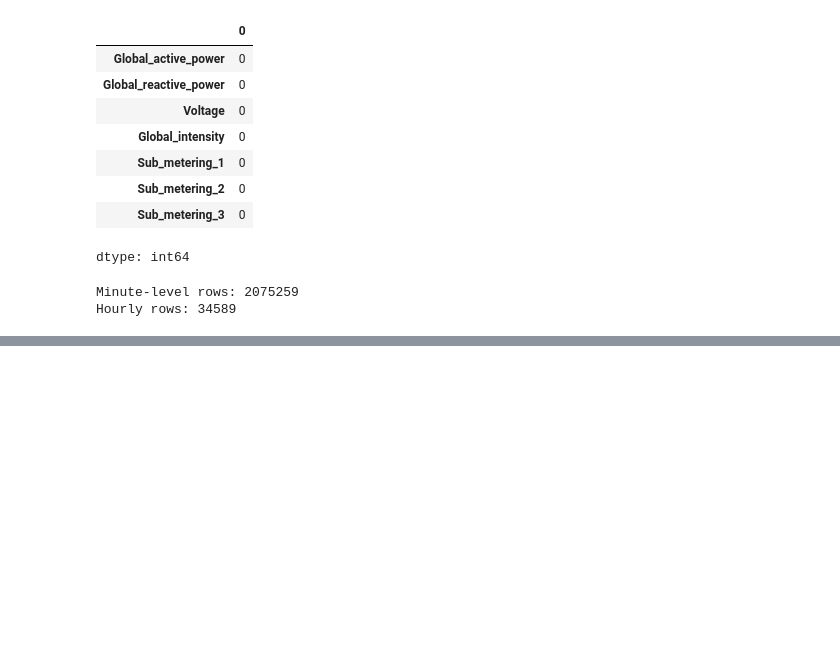
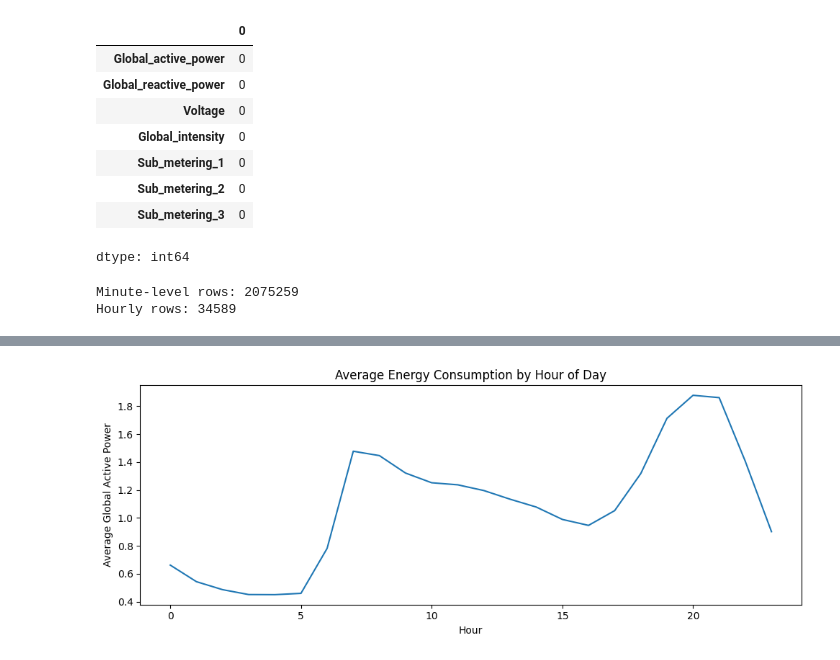
Before and after one commit to pinarrcindemirr/ML_Q1122408, a Jupyter notebook: ML_Q1122408.ipynb, the cells around one changed output, grey strips where cells are left out. Saved outputs shown, nothing was run; the diff lists cells and outputs as text; code cells hidden in the pictures; blank space fills up the shorter version.

```diff
--- a/ML_Q1122408.ipynb
+++ b/ML_Q1122408.ipynb
@@ -280,0 +262,12 @@ df_hourly.head()
+# %%
+hourly_mean = df_hourly.groupby('hour')['Global_active_power'].mean()
+
+plt.figure(figsize=(10,4))
+hourly_mean.plot()
+plt.title('Average Energy Consumption by Hour of Day')
+plt.xlabel('Hour')
+plt.ylabel('Average Global Active Power')
+plt.tight_layout()
+plt.show()
+# %% [output]
+[figure, added]
```
Also changed, not shown: parts of 17 cells of this notebook.
